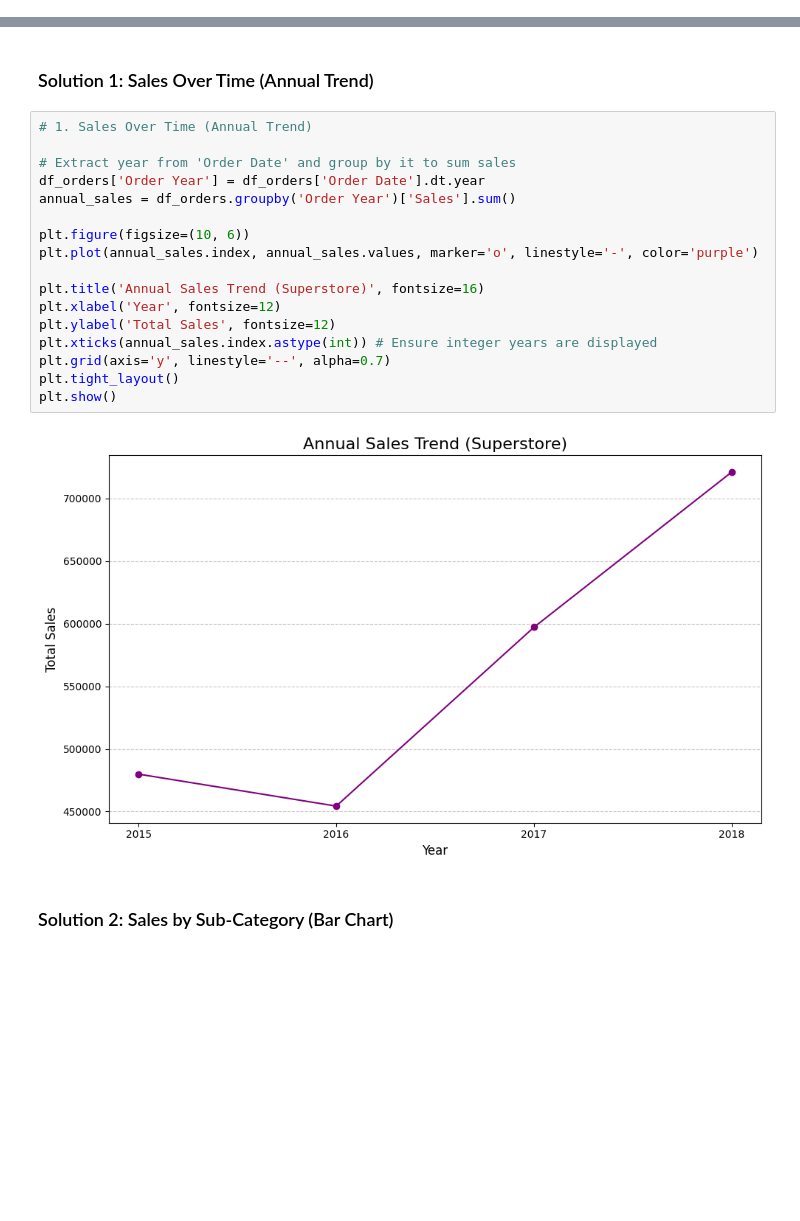
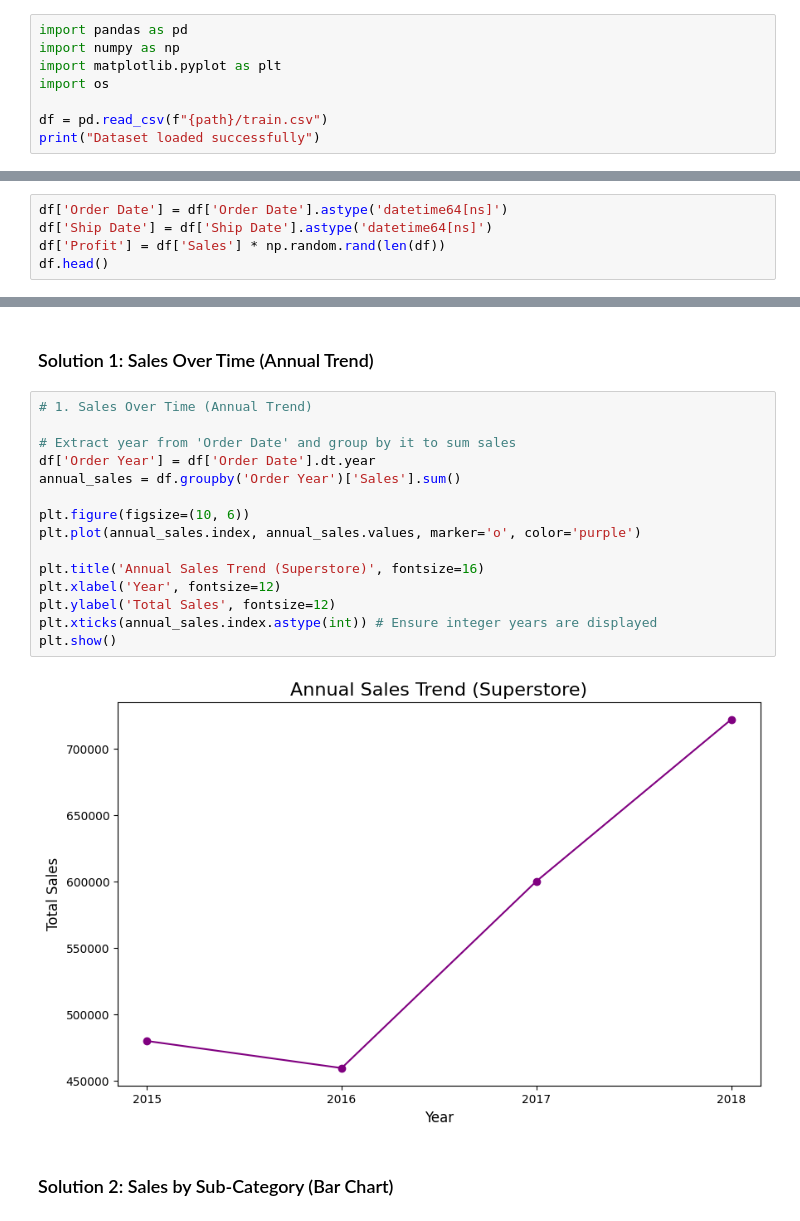
Before and after one commit to Mohamad-Selawy/Data-Analysis, a Jupyter notebook: Data Analysis/Level 2/Part_1_Fundamentals_and_Matplotlib_Basics.ipynb, the cells around one changed output, grey strips where cells are left out. Cells and saved outputs as stored; diff of their text form; blank space fills up the shorter version.

```diff
--- a/Data Analysis/Level 2/Part_1_Fundamentals_and_Matplotlib_Basics.ipynb
+++ b/Data Analysis/Level 2/Part_1_Fundamentals_and_Matplotlib_Basics.ipynb
@@ -85,0 +10,8 @@ df_orders.head()
+# %%
+import pandas as pd
+import numpy as np
+import matplotlib.pyplot as plt
+import os
+
+df = pd.read_csv(f"{path}/train.csv")
+print("Dataset loaded successfully")
@@ -85,0 +51,5 @@ df_orders.head()
+# %%
+df['Order Date'] = df['Order Date'].astype('datetime64[ns]')
+df['Ship Date'] = df['Ship Date'].astype('datetime64[ns]')
+df['Profit'] = df['Sales'] * np.random.rand(len(df))
+df.head()
@@ -592,22 +425,20 @@ Here are some exercises to test your understanding and practice your Matplotlib
 # %%
 # 1. Sales Over Time (Annual Trend)
 
 # Extract year from 'Order Date' and group by it to sum sales
-df_orders['Order Year'] = df_orders['Order Date'].dt.year
-annual_sales = df_orders.groupby('Order Year')['Sales'].sum()
+df['Order Year'] = df['Order Date'].dt.year
+annual_sales = df.groupby('Order Year')['Sales'].sum()
 
 plt.figure(figsize=(10, 6))
-plt.plot(annual_sales.index, annual_sales.values, marker='o', linestyle='-', color='purple')
+plt.plot(annual_sales.index, annual_sales.values, marker='o', color='purple')
 
 plt.title('Annual Sales Trend (Superstore)', fontsize=16)
 plt.xlabel('Year', fontsize=12)
 plt.ylabel('Total Sales', fontsize=12)
 plt.xticks(annual_sales.index.astype(int)) # Ensure integer years are displayed
-plt.grid(axis='y', linestyle='--', alpha=0.7)
-plt.tight_layout()
 plt.show()
 # %% [output]
-[figure, old version]
+[figure, new version]
 # %% [markdown]
 ### Solution 2: Sales by Sub-Category (Bar Chart)
 # %%
```
Also changed, not shown: parts of 32 cells of this notebook.
